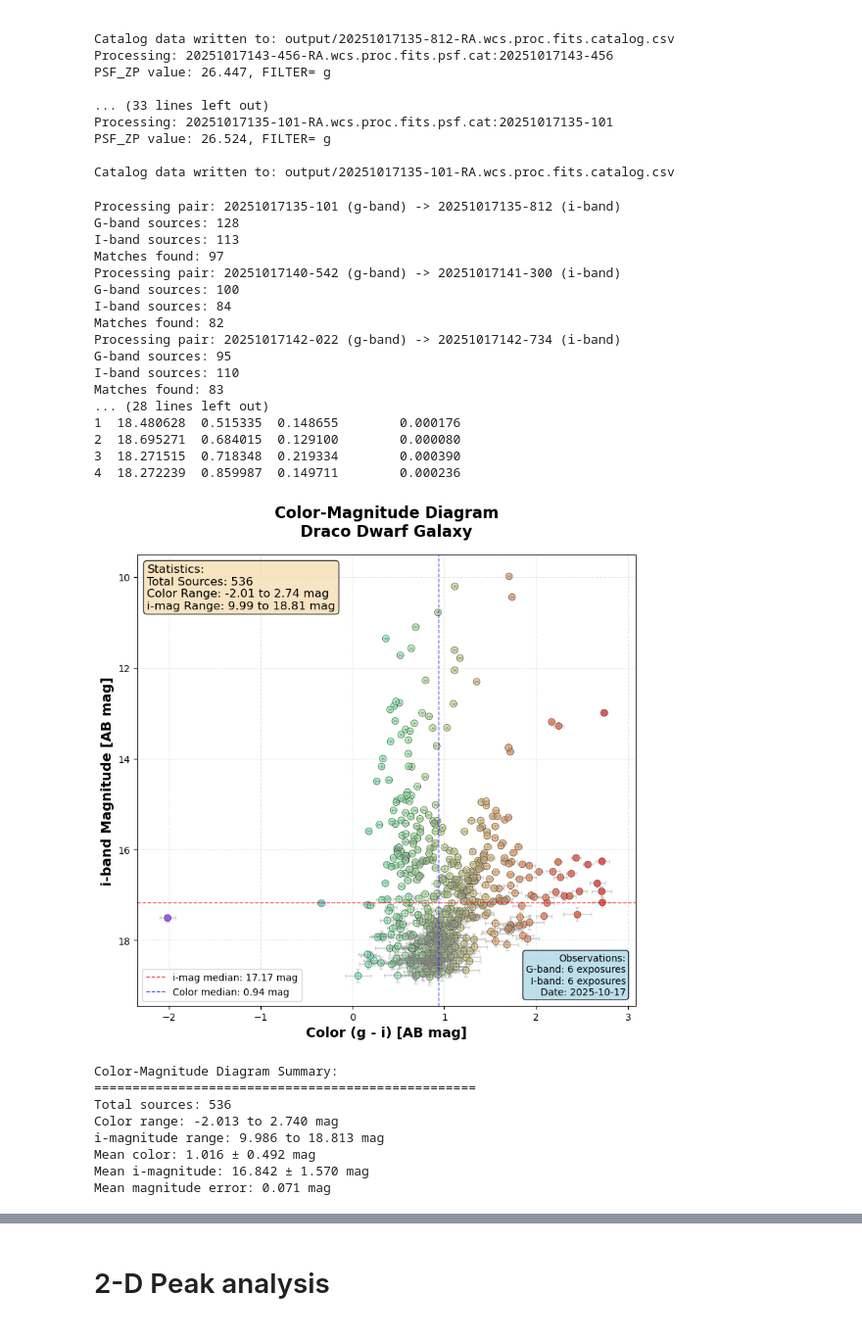
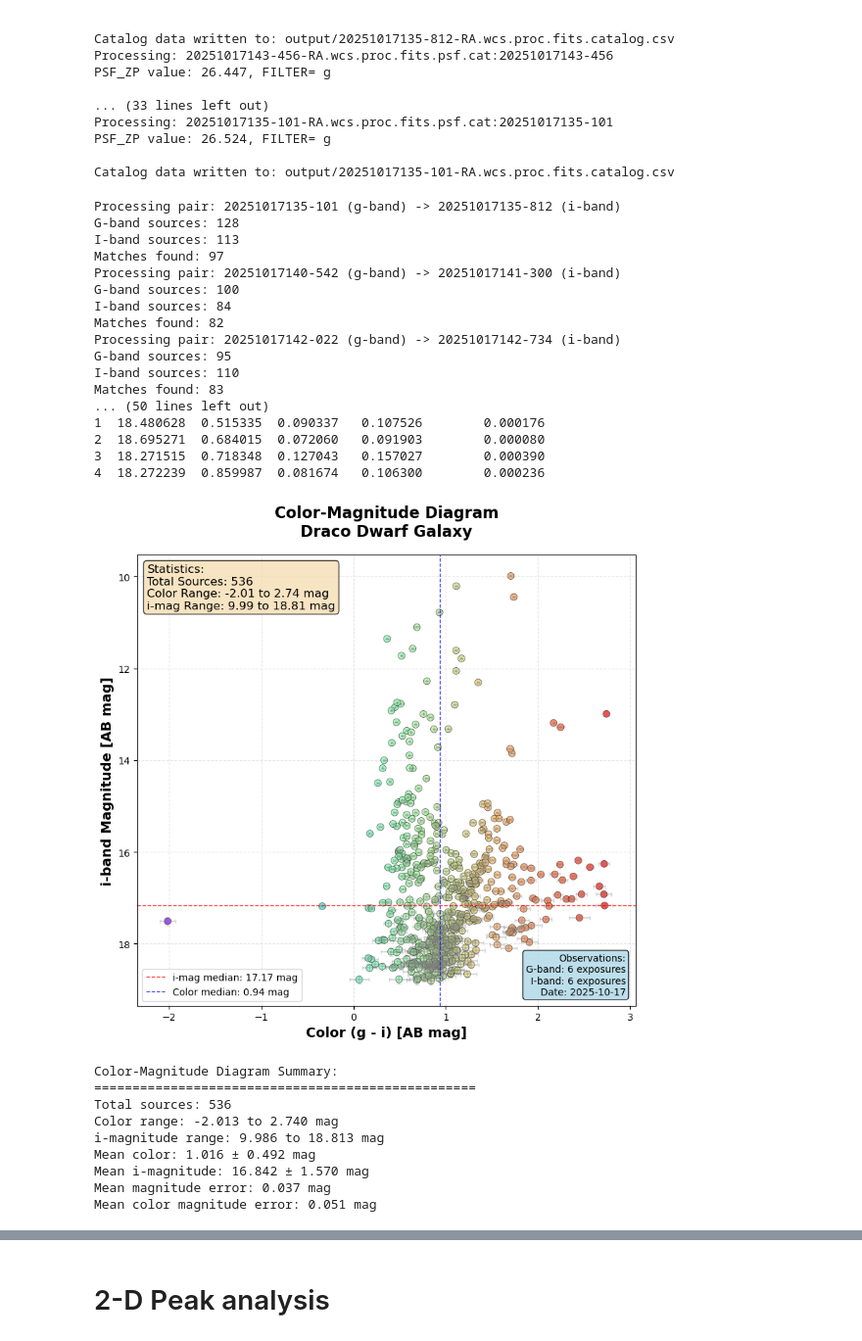
Before and after one commit to skp80286/trgb, a Jupyter notebook: exploration.ipynb, the cells around one changed output, grey strips where cells are left out. Shown at 98% size. Cells and saved outputs as stored; diff of their text form; code cells hidden in the pictures.

```diff
--- a/exploration.ipynb
+++ b/exploration.ipynb
@@ -251,8 +251,10 @@ for g_key, i_key in g_to_i.items():
                 # Calculate magnitudes and color
                 g_mag = g_row['MAG_POINTSOURCE'] + g_row['PSF_ZP']
                 i_mag = i_row['MAG_POINTSOURCE'] + i_row['PSF_ZP']
+                i_magerr = i_row['MAGERR_POINTSOURCE']
+                g_magerr = g_row['MAGERR_POINTSOURCE']
                 color = g_mag - i_mag
-                mag_err = g_row['MAGERR_POINTSOURCE'] + i_row['MAGERR_POINTSOURCE']
+                color_err = np.sqrt(g_magerr**2 + i_magerr**2)
 
                 # Calculate average coordinates
                 ra = 0.5 * (g_row['ALPHAWIN_J2000'] + i_row['ALPHAWIN_J2000'])
@@ -267,7 +269,8 @@ for g_key, i_key in g_to_i.items():
                     'g_mag': g_mag,
                     'i_mag': i_mag,
                     'color': color,
-                    'mag_err': mag_err,
+                    'i_magerr': i_magerr,
+                    'color_err': color_err,
                     'match_distance': best_distance,
                 })
 
@@ -284,6 +287,7 @@ for g_key, i_key in g_to_i.items():
 # Create DataFrame from all matches
 if all_matches:
     color_mag_df = pd.DataFrame(all_matches)
+    print(f"\n\n##Stats:\n{color_mag_df.describe()}")
 
     # Save to CSV
     output_file = "output/color_mag.csv"
@@ -309,11 +313,11 @@ Processing pair: 20251017142-022 (g-band) -> 20251017142-734 (i-band)
 G-band sources: 95
 I-band sources: 110
 Matches found: 83
-... (28 lines left out)
-1  18.480628  0.515335  0.148655        0.000176
-2  18.695271  0.684015  0.129100        0.000080
-3  18.271515  0.718348  0.219334        0.000390
-4  18.272239  0.859987  0.149711        0.000236
+... (50 lines left out)
+1  18.480628  0.515335  0.090337   0.107526        0.000176
+2  18.695271  0.684015  0.072060   0.091903        0.000080
+3  18.271515  0.718348  0.127043   0.157027        0.000390
+4  18.272239  0.859987  0.081674   0.106300        0.000236
 # %%
 # Function to convert (g-i) color to effective temperature (in Kelvin)
 # Based on empirical relationships from stellar atmosphere models
@@ -406,8 +410,8 @@ scatter = ax.scatter(df['color'], df['i_mag'],
 
 # Add error bars
 ax.errorbar(df['color'], df['i_mag'],
-           xerr=df['mag_err'],
-           yerr=df['mag_err'],
+           xerr=df['color_err'],
+           yerr=df['i_magerr'],
            fmt='none',
            alpha=0.3,
            color='gray',
@@ -452,35 +456,36 @@ ax.text(0.02, 0.98, stats_text, transform=ax.transAxes, fontsize=12,
 # Add observation details
 obs_text = f"""Observations:
 G-band: {df['g_key'].nunique()} exposures
 I-band: {df['i_key'].nunique()} exposures
 Date: 2025-10-17"""
 
 ax.text(0.98, 0.02, obs_text, transform=ax.transAxes, fontsize=10,
         verticalalignment='bottom', horizontalalignment='right',
         bbox=dict(boxstyle='round', facecolor='lightblue', alpha=0.8))
 
 plt.legend()
 # Improve layout
 plt.tight_layout()
 
 # Save the plot
 plt.savefig('output/color_magnitude_diagram.png', dpi=300, bbox_inches='tight')
 plt.savefig('output/color_magnitude_diagram.pdf', bbox_inches='tight')
 
 # Show the plot
 plt.show()
 
 # Print summary statistics
 print("Color-Magnitude Diagram Summary:")
 print("=" * 50)
 print(f"Total sources: {len(df)}")
 print(f"Color range: {df['color'].min():.3f} to {df['color'].max():.3f} mag")
 print(f"i-magnitude range: {df['i_mag'].min():.3f} to {df['i_mag'].max():.3f} mag")
 print(f"Mean color: {df['color'].mean():.3f} ± {df['color'].std():.3f} mag")
 print(f"Mean i-magnitude: {df['i_mag'].mean():.3f} ± {df['i_mag'].std():.3f} mag")
-print(f"Mean magnitude error: {df['mag_err'].mean():.3f} mag")
+print(f"Mean magnitude error: {df['i_magerr'].mean():.3f} mag")
+print(f"Mean color magnitude error: {df['color_err'].mean():.3f} mag")
 # %% [output]
-[figure, old version]
+[figure, new version]
 Color-Magnitude Diagram Summary:
 ==================================================
 Total sources: 536
@@ -488,7 +493,8 @@ Color range: -2.013 to 2.740 mag
 i-magnitude range: 9.986 to 18.813 mag
 Mean color: 1.016 ± 0.492 mag
 Mean i-magnitude: 16.842 ± 1.570 mag
-Mean magnitude error: 0.071 mag
+Mean magnitude error: 0.037 mag
+Mean color magnitude error: 0.051 mag
 # %%
 
 # Create a second plot focusing on the main sequence/red giant branch
```
Also changed, not shown: parts of 3 cells of this notebook, 5 other files.
